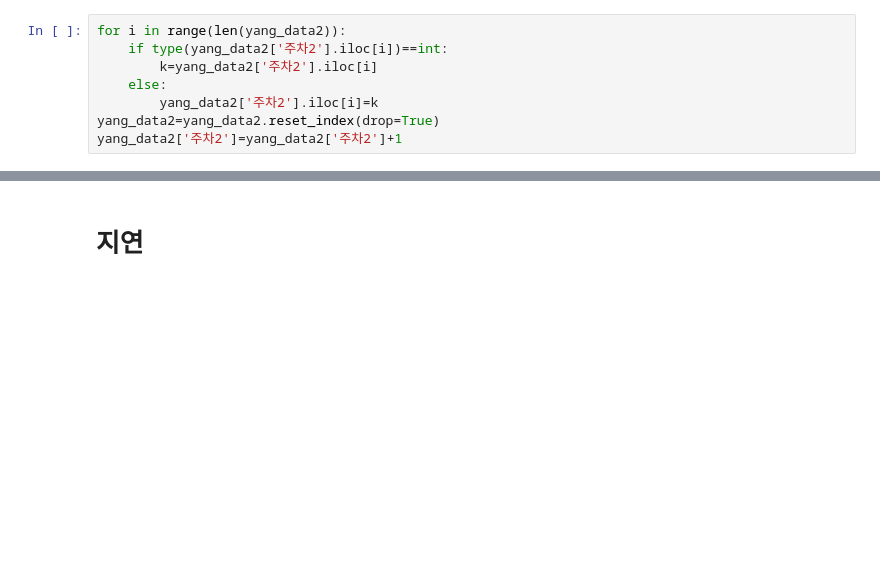
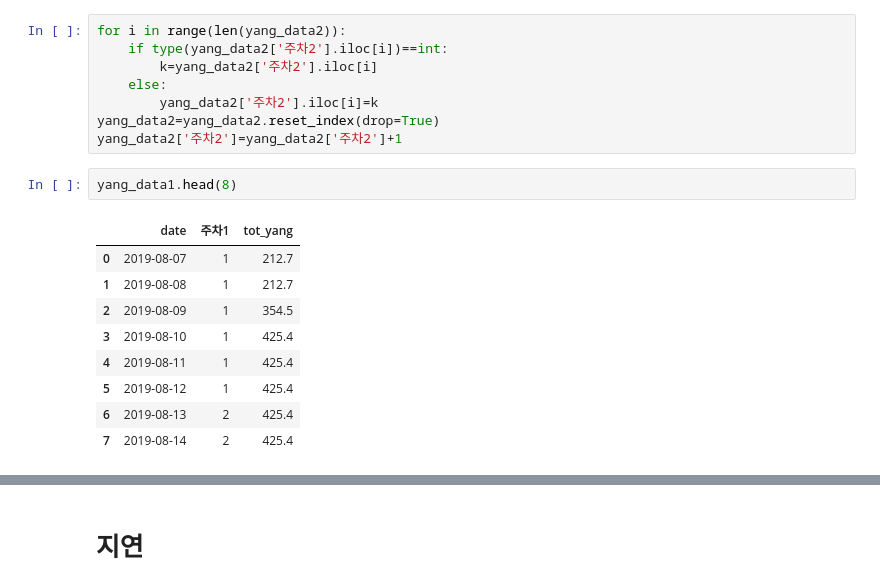
Before and after one commit to meucham11/nong_intern, a Jupyter notebook: 방울토마토/1920/아리울.ipynb, the cells around one changed output, grey strips where cells are left out. Drawn from its saved outputs; the diff is of its cells as text; blank space fills up the shorter version.

```diff
--- a/방울토마토/1920/아리울.ipynb
+++ b/방울토마토/1920/아리울.ipynb
@@ -542,3 +548,15 @@ for i in range(len(yang_data2)):
         yang_data2['주차2'].iloc[i]=k
 yang_data2=yang_data2.reset_index(drop=True)
 yang_data2['주차2']=yang_data2['주차2']+1
+# %%
+yang_data1.head(8)
+# %% [output]
+|  | date | 주차1 | tot_yang |
+| 0 | 2019-08-07 | 1 | 212.7 |
+| 1 | 2019-08-08 | 1 | 212.7 |
+| 2 | 2019-08-09 | 1 | 354.5 |
+| 3 | 2019-08-10 | 1 | 425.4 |
+| 4 | 2019-08-11 | 1 | 425.4 |
+| 5 | 2019-08-12 | 1 | 425.4 |
+| 6 | 2019-08-13 | 2 | 425.4 |
+| 7 | 2019-08-14 | 2 | 425.4 |
```
Also changed, not shown: parts of 15 cells of this notebook.
